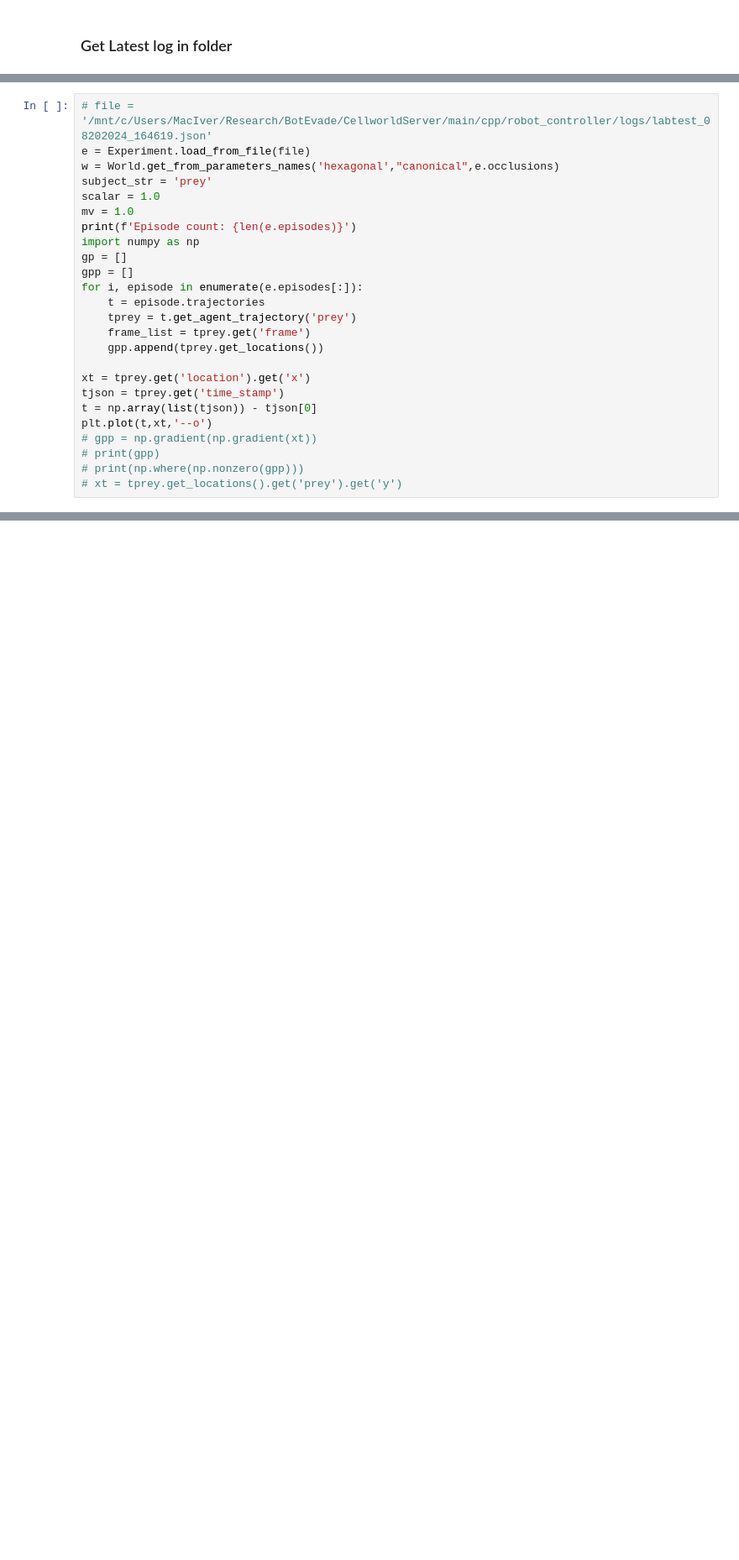
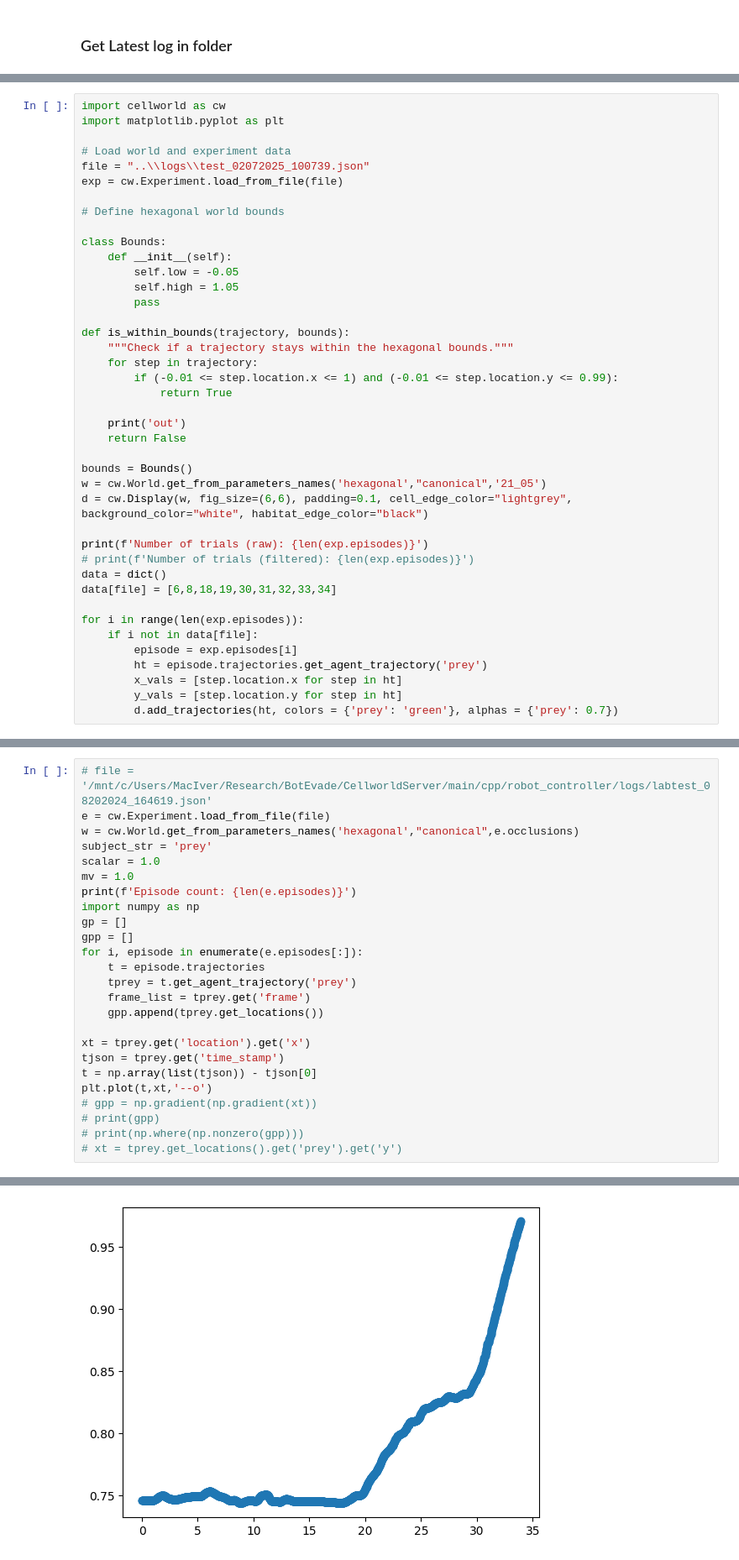
Before and after one commit to felixmaldonadoos/CellworldServer, a Jupyter notebook: python/visualization/plotting.ipynb, the cells around one changed output, grey strips where cells are left out. Shown at 84% size. Saved outputs shown, nothing was run; the diff lists cells and outputs as text; blank space fills up the shorter version.

Commit message:
added plotting functions

```diff
--- a/python/visualization/plotting.ipynb
+++ b/python/visualization/plotting.ipynb
@@ -80,0 +38,41 @@ cellworld_cache_folder:  C:\Users\MacIverLab\Research\BotEvade\cellworld_data
+# %%
+import cellworld as cw
+import matplotlib.pyplot as plt
+
+# Load world and experiment data
+file = "..\\logs\\test_02072025_100739.json"
+exp = cw.Experiment.load_from_file(file)
+
+# Define hexagonal world bounds
+
+class Bounds:
+    def __init__(self):
+        self.low = -0.05
+        self.high = 1.05
+        pass
+
+def is_within_bounds(trajectory, bounds):
+    """Check if a trajectory stays within the hexagonal bounds."""
+    for step in trajectory:
+        if (-0.01 <= step.location.x <= 1) and (-0.01 <= step.location.y <= 0.99):
+            return True
+
+    print('out')
+    return False
+
+bounds = Bounds()
+w = cw.World.get_from_parameters_names('hexagonal',"canonical",'21_05')
+d = cw.Display(w, fig_size=(6,6), padding=0.1, cell_edge_color="lightgrey", background_color="white", habitat_edge_color="black")
+
+print(f'Number of trials (raw): {len(exp.episodes)}')
+# print(f'Number of trials (filtered): {len(exp.episodes)}')
+data = dict()
+data[file] = [6,8,18,19,30,31,32,33,34]
+
+for i in range(len(exp.episodes)):
+    if i not in data[file]:
+        episode = exp.episodes[i]
+        ht = episode.trajectories.get_agent_trajectory('prey')
+        x_vals = [step.location.x for step in ht]
+        y_vals = [step.location.y for step in ht]
+        d.add_trajectories(ht, colors = {'prey': 'green'}, alphas = {'prey': 0.7})
@@ -125,8 +129,8 @@ def show_info(filepath:str=None):
 g = show_info(file)
 # %%
 # file = '/mnt/c/Users/MacIver/Research/BotEvade/CellworldServer/main/cpp/robot_controller/logs/labtest_08202024_164619.json'
-e = Experiment.load_from_file(file)
-w = World.get_from_parameters_names('hexagonal',"canonical",e.occlusions)
+e = cw.Experiment.load_from_file(file)
+w = cw.World.get_from_parameters_names('hexagonal',"canonical",e.occlusions)
 subject_str = 'prey'
 scalar = 1.0
 mv = 1.0
@@ -148,3 +152,4 @@ plt.plot(t,xt,'--o')
 # print(gpp)
 # print(np.where(np.nonzero(gpp)))
 # xt = tprey.get_locations().get('prey').get('y')
+# %% [output]
@@ -150,0 +158 @@ plt.plot(t,xt,'--o')
+[figure, added]
```
Also changed, not shown: parts of 15 cells of this notebook.
